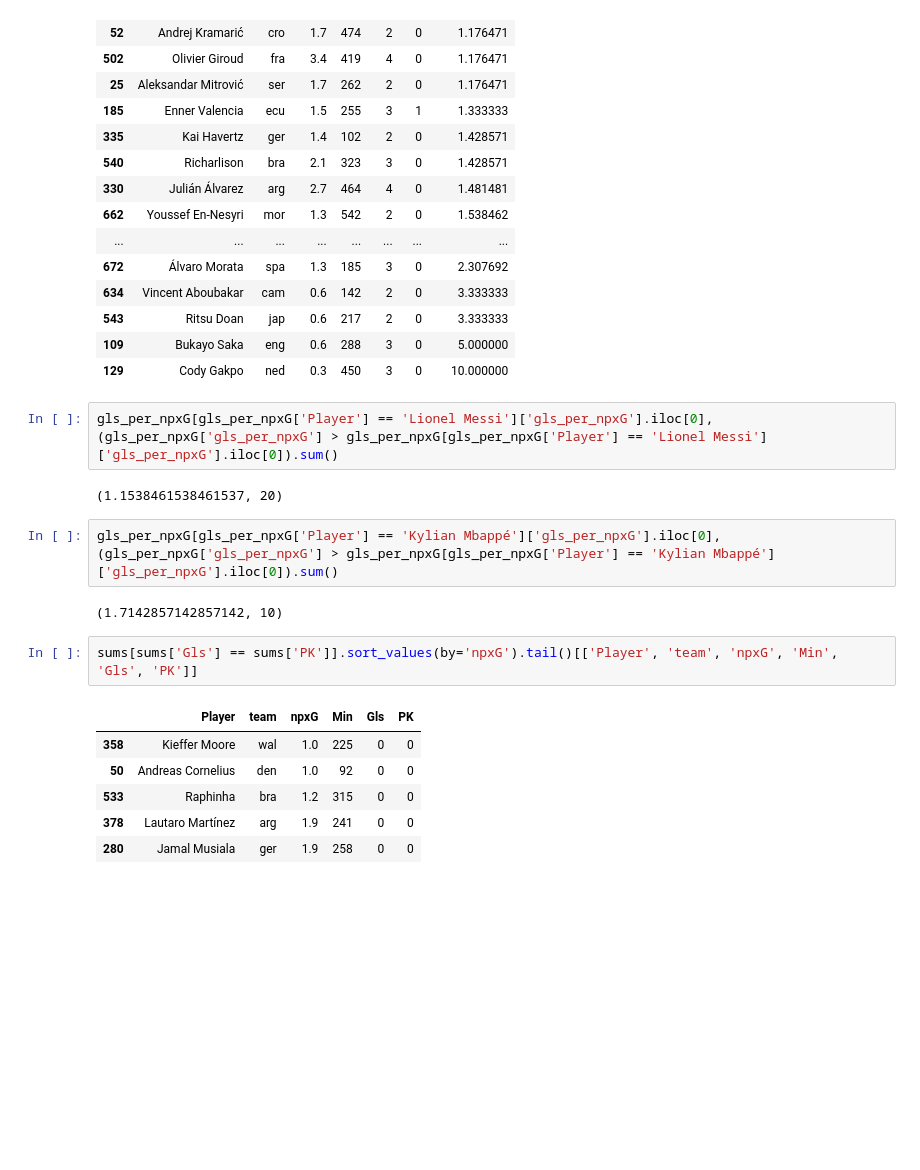
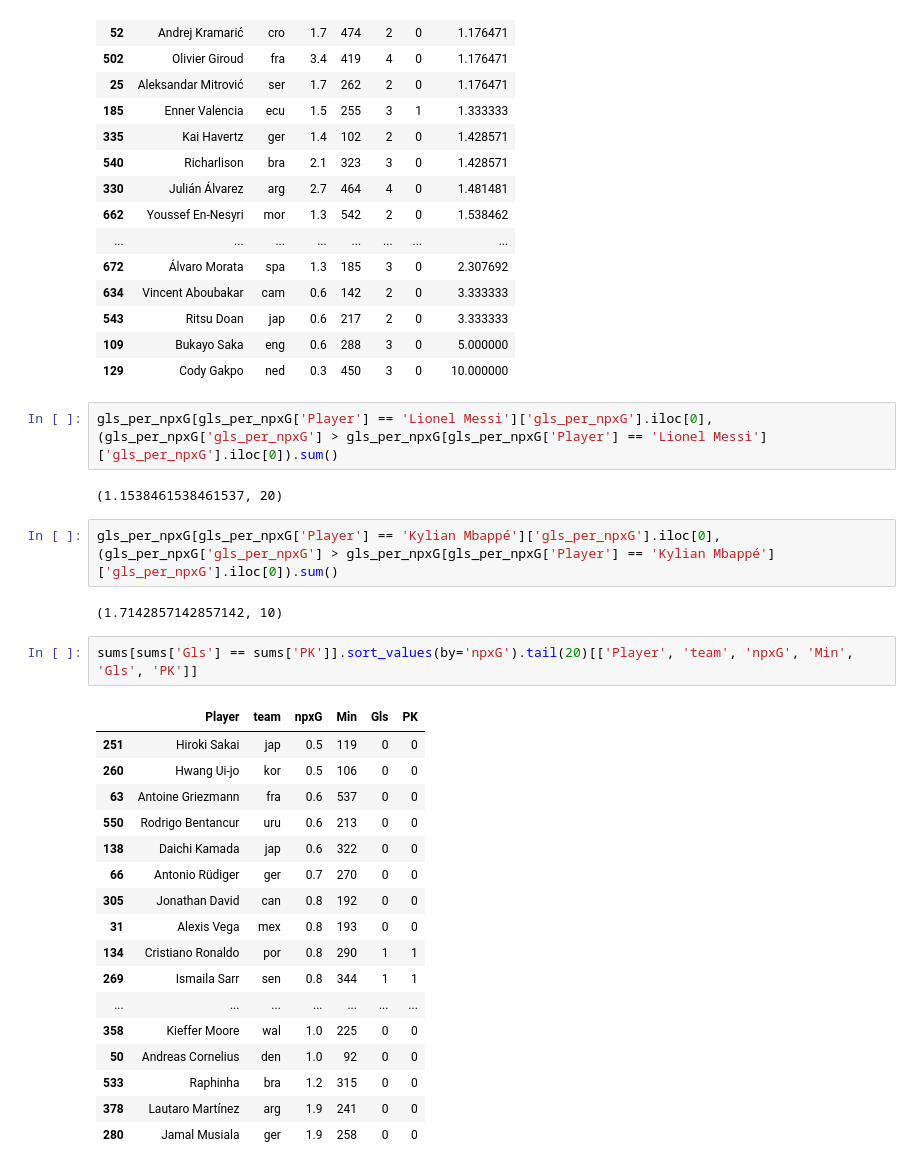
Before and after one commit to seppo0010/analisis-predicciones-mundial-2022, a Jupyter notebook: Untitled4.ipynb, the cells around one changed output. Drawn from its saved outputs; the diff is of its cells as text; blank space fills up the shorter version.

```diff
--- a/Untitled4.ipynb
+++ b/Untitled4.ipynb
@@ -123,20 +123,31 @@ gls_per_npxG
 | 543 | Ritsu Doan | jap | 0.6 | 217 | 2 | 0 | 3.333333 |
 | 109 | Bukayo Saka | eng | 0.6 | 288 | 3 | 0 | 5.000000 |
 | 129 | Cody Gakpo | ned | 0.3 | 450 | 3 | 0 | 10.000000 |
-# %%
-gls_per_npxG[gls_per_npxG['Player'] == 'Lionel Messi']['gls_per_npxG'].iloc[0], (gls_per_npxG['gls_per_npxG'] > gls_per_npxG[gls_per_npxG['Player'] == 'Lionel Messi']['gls_per_npxG'].iloc[0]).sum()
-# %% [output]
-(1.1538461538461537, 20)
-# %%
-gls_per_npxG[gls_per_npxG['Player'] == 'Kylian Mbappé']['gls_per_npxG'].iloc[0], (gls_per_npxG['gls_per_npxG'] > gls_per_npxG[gls_per_npxG['Player'] == 'Kylian Mbappé']['gls_per_npxG'].iloc[0]).sum()
-# %% [output]
-(1.7142857142857142, 10)
-# %%
-sums[sums['Gls'] == sums['PK']].sort_values(by='npxG').tail()[['Player', 'team', 'npxG', 'Min', 'Gls', 'PK']]
-# %% [output]
-|  | Player | team | npxG | Min | Gls | PK |
-| 358 | Kieffer Moore | wal | 1.0 | 225 | 0 | 0 |
-| 50 | Andreas Cornelius | den | 1.0 | 92 | 0 | 0 |
-| 533 | Raphinha | bra | 1.2 | 315 | 0 | 0 |
-| 378 | Lautaro Martínez | arg | 1.9 | 241 | 0 | 0 |
-| 280 | Jamal Musiala | ger | 1.9 | 258 | 0 | 0 |
+# %%
+gls_per_npxG[gls_per_npxG['Player'] == 'Lionel Messi']['gls_per_npxG'].iloc[0], (gls_per_npxG['gls_per_npxG'] > gls_per_npxG[gls_per_npxG['Player'] == 'Lionel Messi']['gls_per_npxG'].iloc[0]).sum()
+# %% [output]
+(1.1538461538461537, 20)
+# %%
+gls_per_npxG[gls_per_npxG['Player'] == 'Kylian Mbappé']['gls_per_npxG'].iloc[0], (gls_per_npxG['gls_per_npxG'] > gls_per_npxG[gls_per_npxG['Player'] == 'Kylian Mbappé']['gls_per_npxG'].iloc[0]).sum()
+# %% [output]
+(1.7142857142857142, 10)
+# %%
+sums[sums['Gls'] == sums['PK']].sort_values(by='npxG').tail(20)[['Player', 'team', 'npxG', 'Min', 'Gls', 'PK']]
+# %% [output]
+|  | Player | team | npxG | Min | Gls | PK |
+| 251 | Hiroki Sakai | jap | 0.5 | 119 | 0 | 0 |
+| 260 | Hwang Ui-jo | kor | 0.5 | 106 | 0 | 0 |
+| 63 | Antoine Griezmann | fra | 0.6 | 537 | 0 | 0 |
+| 550 | Rodrigo Bentancur | uru | 0.6 | 213 | 0 | 0 |
+| 138 | Daichi Kamada | jap | 0.6 | 322 | 0 | 0 |
+| 66 | Antonio Rüdiger | ger | 0.7 | 270 | 0 | 0 |
+| 305 | Jonathan David | can | 0.8 | 192 | 0 | 0 |
+| 31 | Alexis Vega | mex | 0.8 | 193 | 0 | 0 |
+| 134 | Cristiano Ronaldo | por | 0.8 | 290 | 1 | 1 |
+| 269 | Ismaila Sarr | sen | 0.8 | 344 | 1 | 1 |
+| ... | ... | ... | ... | ... | ... | ... |
+| 358 | Kieffer Moore | wal | 1.0 | 225 | 0 | 0 |
+| 50 | Andreas Cornelius | den | 1.0 | 92 | 0 | 0 |
+| 533 | Raphinha | bra | 1.2 | 315 | 0 | 0 |
+| 378 | Lautaro Martínez | arg | 1.9 | 241 | 0 | 0 |
+| 280 | Jamal Musiala | ger | 1.9 | 258 | 0 | 0 |
```
Also changed, not shown: parts of 7 cells of this notebook.
